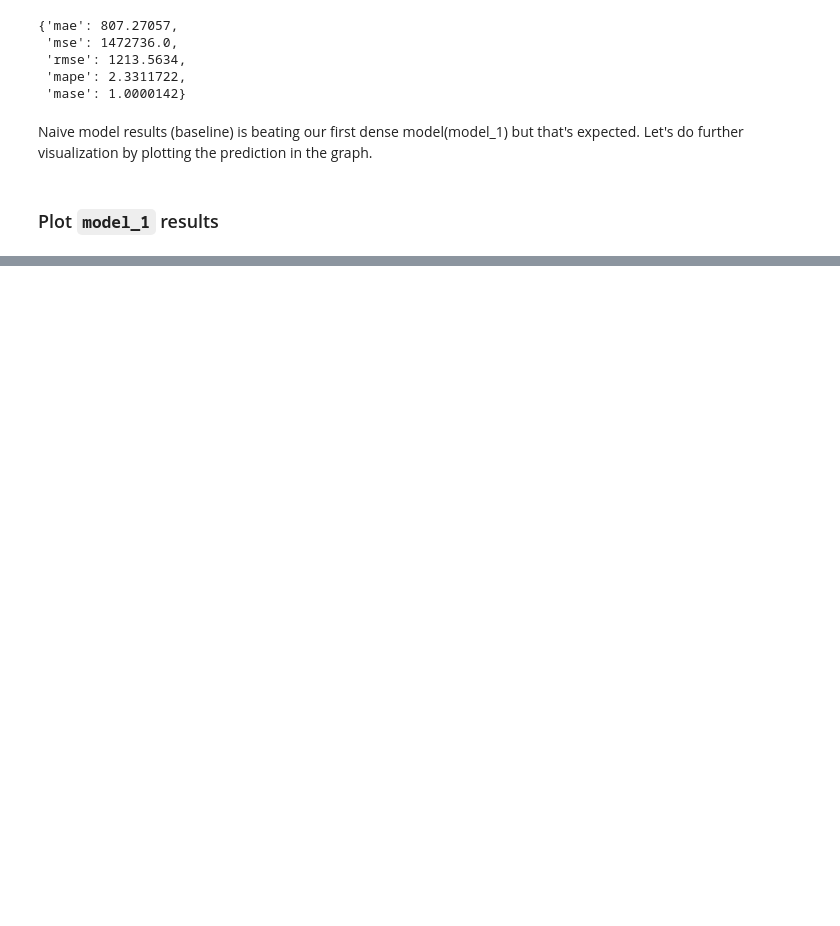
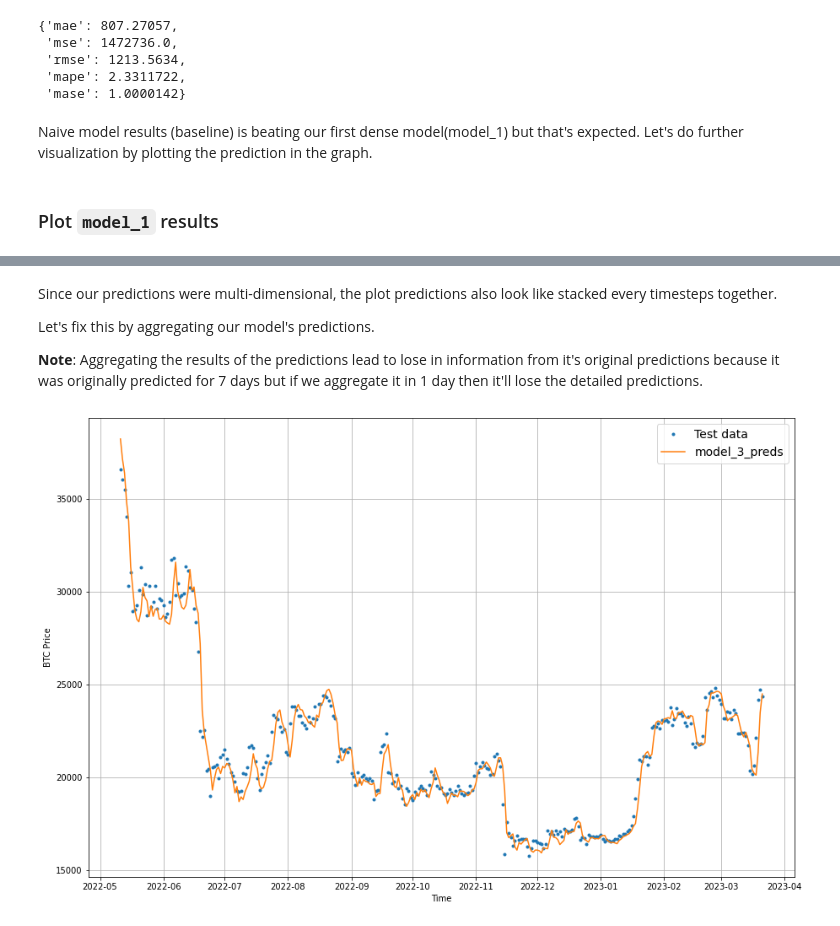
Before and after one commit to SaketMunda/time-series-with-tensorflow, a Jupyter notebook: time_series_with_tensorflow_bitpredict.ipynb, the cells around one changed output, grey strips where cells are left out. Drawn from its saved outputs; the diff is of its cells as text; code cells hidden in the pictures; blank space fills up the shorter version.

```diff
--- a/time_series_with_tensorflow_bitpredict.ipynb
+++ b/time_series_with_tensorflow_bitpredict.ipynb
@@ -742,0 +1051,14 @@ With our current model setup, we've to make forecasts for the future.
+# %% [markdown]
+Since our predictions were multi-dimensional, the plot predictions also look like stacked every timesteps together.
+
+Let's fix this by aggregating our model's predictions.
+
+**Note**: Aggregating the results of the predictions lead to lose in information from it's original predictions because it was originally predicted for 7 days but if we aggregate it in 1 day then it'll lose the detailed predictions.
+# %%
+offset = 300
+plt.figure(figsize=(15,10))
+
+plot_time_series(timesteps=X_test[-len(test_windows):], values=test_labels[:,0], start=offset, label="Test data")
+plot_time_series(timesteps=X_test[-len(test_windows):], values=tf.reduce_mean(model_3_preds, axis=1), start=offset, format="-" ,label="model_3_preds")
+# %% [output]
+[figure, added]
```
Also changed, not shown: parts of 41 cells of this notebook.
